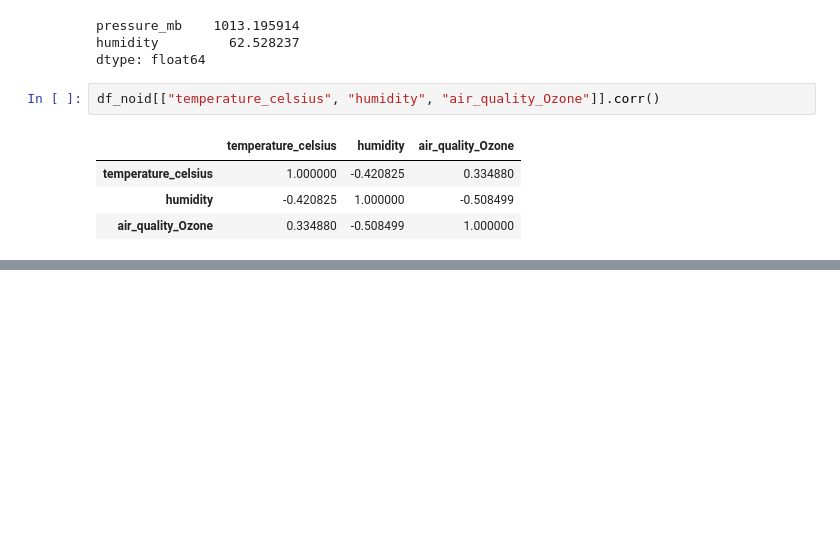
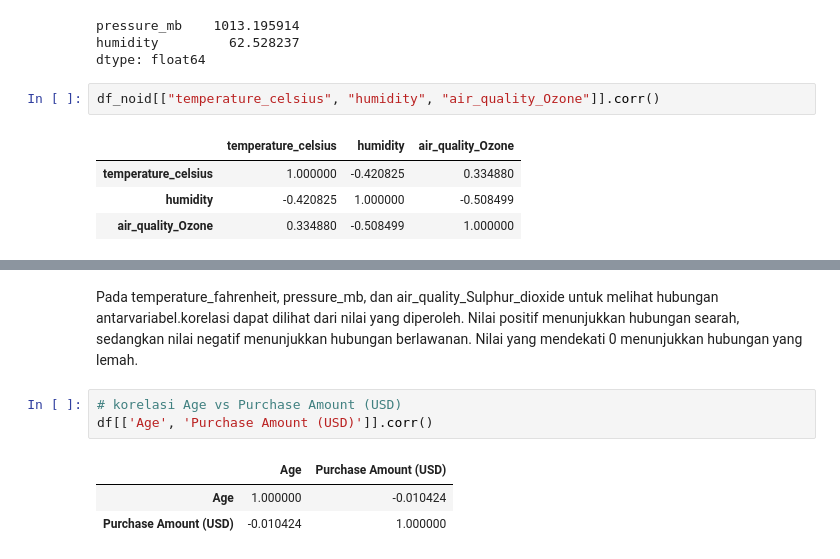
Before and after one commit to SaraRajagukguk/CERTAN, a Jupyter notebook: 42324049_Sara Tesalonika Rajagukguk_W01S02.ipynb, the cells around one changed output, grey strips where cells are left out. Saved outputs shown, nothing was run; the diff lists cells and outputs as text; blank space fills up the shorter version.

```diff
--- a/42324049_Sara Tesalonika Rajagukguk_W01S02.ipynb
+++ b/42324049_Sara Tesalonika Rajagukguk_W01S02.ipynb
@@ -84,0 +139,9 @@ df_noid[["temperature_celsius", "humidity", "air_quality_Ozone"]].corr()
+# %% [markdown]
+Pada temperature_fahrenheit, pressure_mb, dan air_quality_Sulphur_dioxide untuk melihat hubungan antarvariabel.korelasi dapat dilihat dari nilai yang diperoleh. Nilai positif menunjukkan hubungan searah, sedangkan nilai negatif menunjukkan hubungan berlawanan. Nilai yang mendekati 0 menunjukkan hubungan yang lemah.
+# %%
+# korelasi Age vs Purchase Amount (USD)
+df[['Age', 'Purchase Amount (USD)']].corr()
+# %% [output]
+|  | Age | Purchase Amount (USD) |
+| Age | 1.000000 | -0.010424 |
+| Purchase Amount (USD) | -0.010424 | 1.000000 |
```
Also changed, not shown: parts of 8 cells of this notebook, 2 other files.
